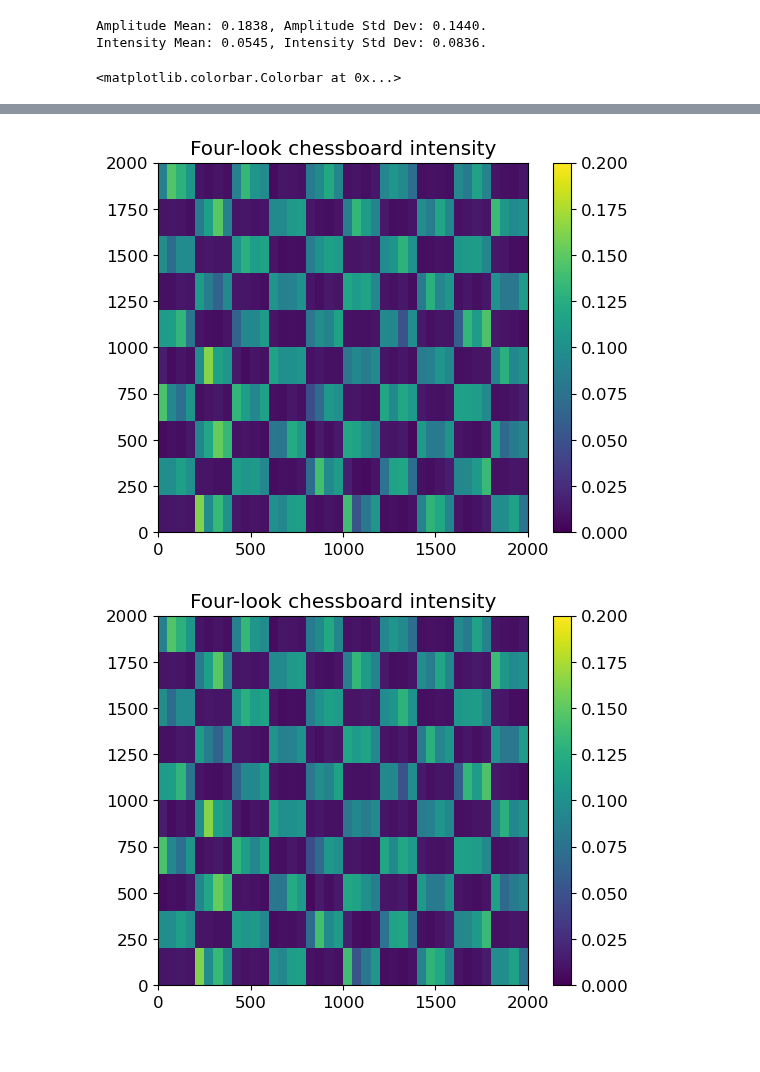
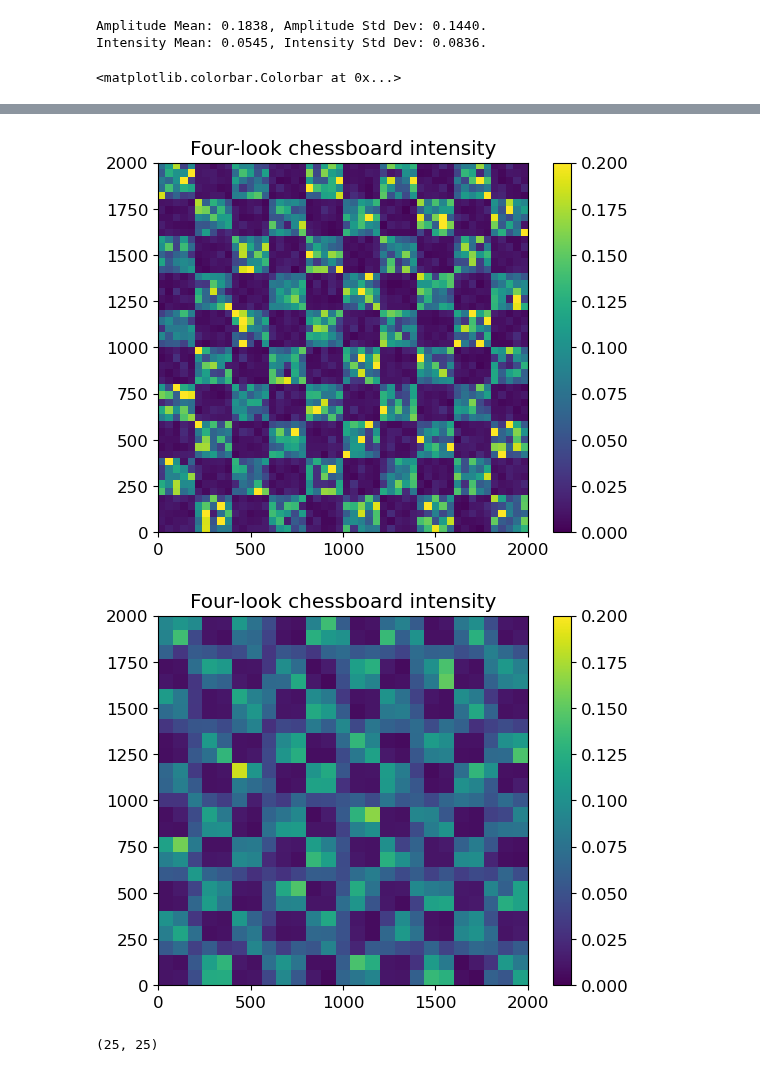
Before and after one commit to debnovalina/PPESO-Practical, a Jupyter notebook: Paco2.ipynb, the cells around one changed output, grey strips where cells are left out. Saved outputs shown, nothing was run; the diff lists cells and outputs as text; code cells hidden in the pictures.

```diff
--- a/Paco2.ipynb
+++ b/Paco2.ipynb
@@ -490,14 +490,14 @@ plt.colorbar()
 #Naz and Nrg choosen as 5, 5 ( Reasons unknown)
 
 # We can do some multilooking
-cbrd_int_4looks = moving_average(np.abs(cbrd_slc)**2, 5, 5, downsample=True)
+cbrd_int_4looks = moving_average(np.abs(cbrd_slc)**2, 1, 4, downsample=True)
 plt.figure()
 plt.imshow(cbrd_int_4looks, origin='lower', extent=(0,2000,0,2000), vmin=0, vmax=0.2)
 plt.title("Four-look chessboard intensity")
 plt.colorbar()
 
 
-cbrd_int_16looks = moving_average(np.abs(cbrd_slc)**2, 5, 5, downsample=True)
+cbrd_int_16looks = moving_average(np.abs(cbrd_slc)**2, 2, 8, downsample=True)
 plt.figure()
 plt.imshow(cbrd_int_16looks, origin='lower', extent=(0,2000,0,2000), vmin=0, vmax=0.2)
 plt.title("Four-look chessboard intensity")
@@ -509,2 +509,2 @@ plt.colorbar()
-[figure, old version]
+[figure, new version]
-[figure, old version]
+[figure, new version]
@@ -510,0 +585,4 @@ plt.colorbar()
+# %%
+np.shape(cbrd_int_16looks)
+# %% [output]
+(25, 25)
```
Also changed, not shown: parts of 4 cells of this notebook.
